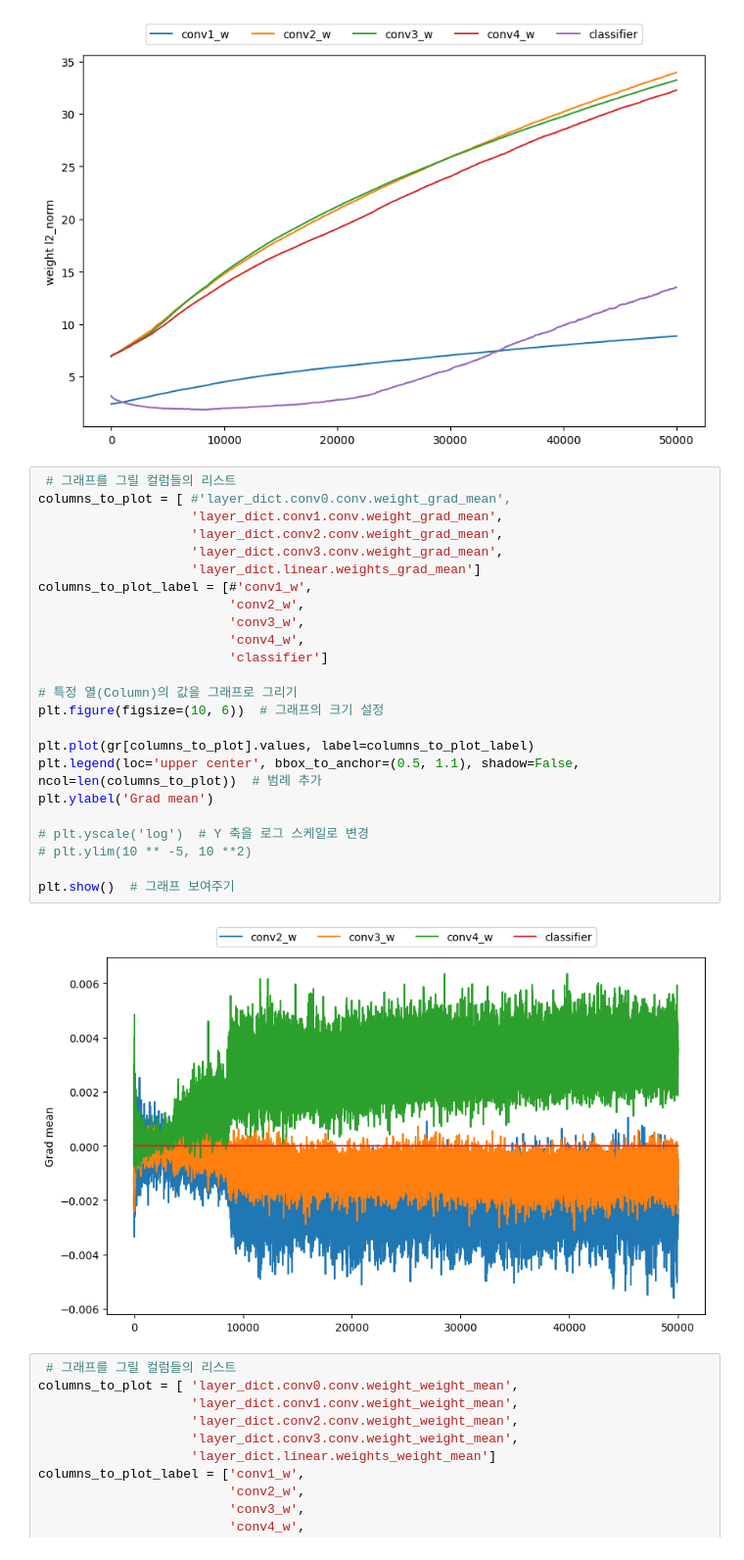
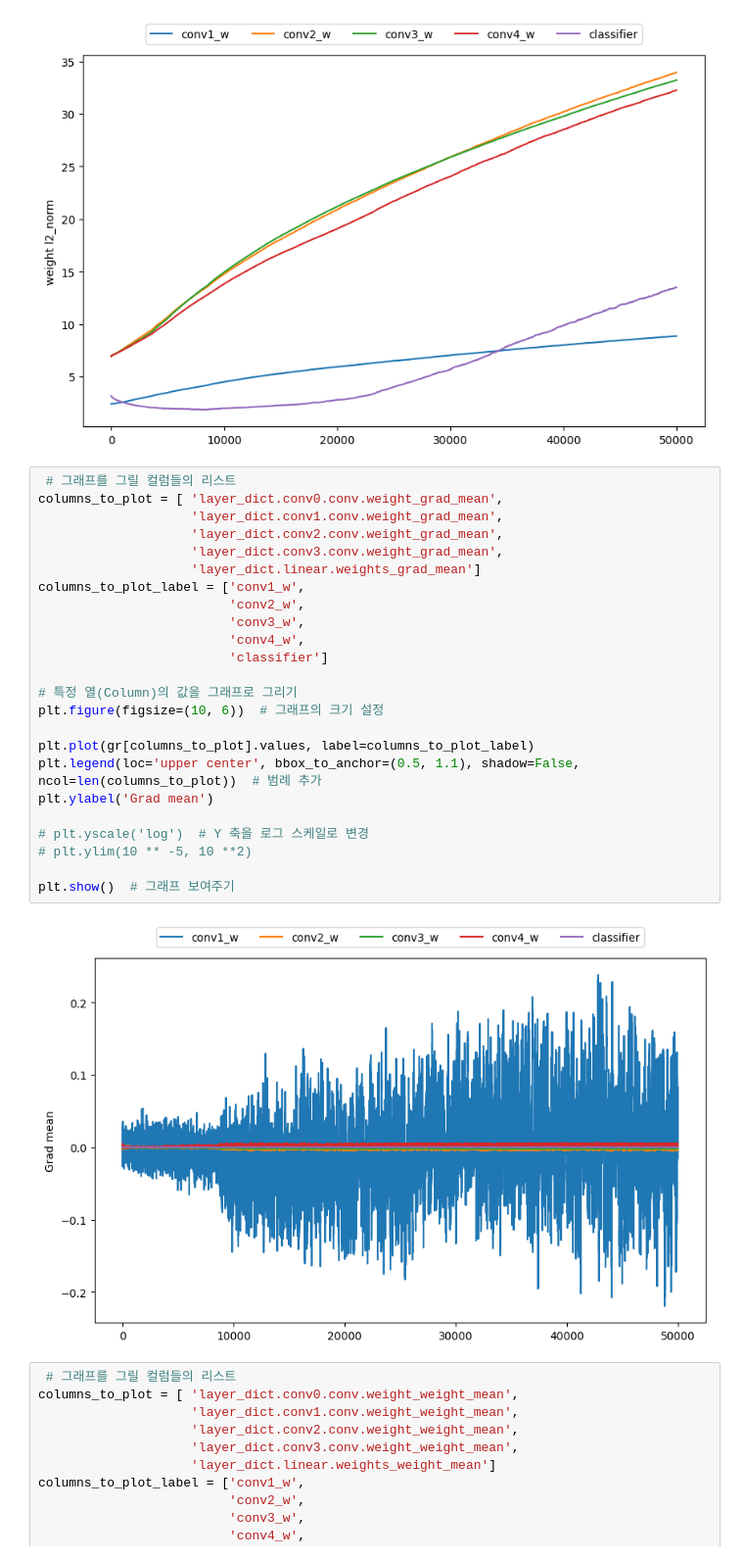
Before and after one commit to taehyeonhan-hatae/MAML, a Jupyter notebook: Test_jupyternotebook/MAML_by_step_norm_analysis.ipynb, the cells around one changed output. Shown at 98% size. Drawn from its saved outputs; the diff is of its cells as text.

```diff
--- a/Test_jupyternotebook/MAML_by_step_norm_analysis.ipynb
+++ b/Test_jupyternotebook/MAML_by_step_norm_analysis.ipynb
@@ -123,30 +123,30 @@ plt.show()  # 그래프 보여주기
 [figure]
 # %%
  # 그래프를 그릴 컬럼들의 리스트
-columns_to_plot = [ #'layer_dict.conv0.conv.weight_grad_mean',
+columns_to_plot = [ 'layer_dict.conv0.conv.weight_grad_mean',
                     'layer_dict.conv1.conv.weight_grad_mean',
                     'layer_dict.conv2.conv.weight_grad_mean',
                     'layer_dict.conv3.conv.weight_grad_mean',
                     'layer_dict.linear.weights_grad_mean']
-columns_to_plot_label = [#'conv1_w',
+columns_to_plot_label = ['conv1_w',
                          'conv2_w',
                          'conv3_w',
                          'conv4_w',
                          'classifier']
 
 # 특정 열(Column)의 값을 그래프로 그리기
 plt.figure(figsize=(10, 6))  # 그래프의 크기 설정
 
 plt.plot(gr[columns_to_plot].values, label=columns_to_plot_label)
 plt.legend(loc='upper center', bbox_to_anchor=(0.5, 1.1), shadow=False, ncol=len(columns_to_plot))  # 범례 추가
 plt.ylabel('Grad mean')
 
 # plt.yscale('log')  # Y 축을 로그 스케일로 변경
 # plt.ylim(10 ** -5, 10 **2)
 
 plt.show()  # 그래프 보여주기
 # %% [output]
-[figure, old version]
+[figure, new version]
 # %%
  # 그래프를 그릴 컬럼들의 리스트
 columns_to_plot = [ 'layer_dict.conv0.conv.weight_weight_mean',
```
Also changed, not shown: 2 other files.
